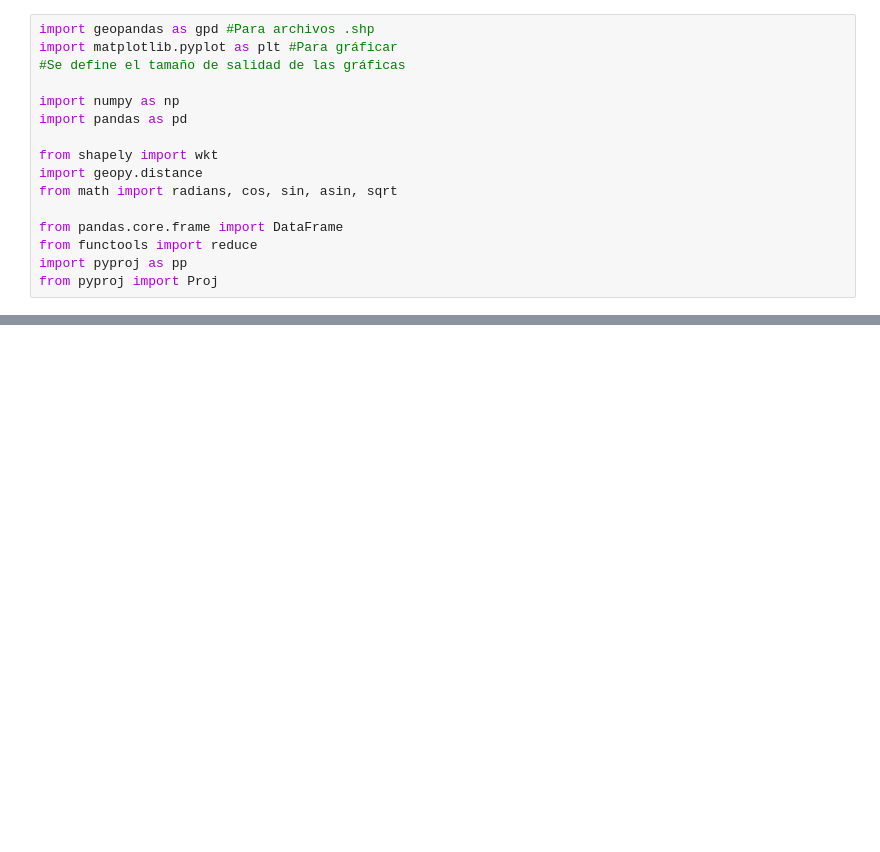
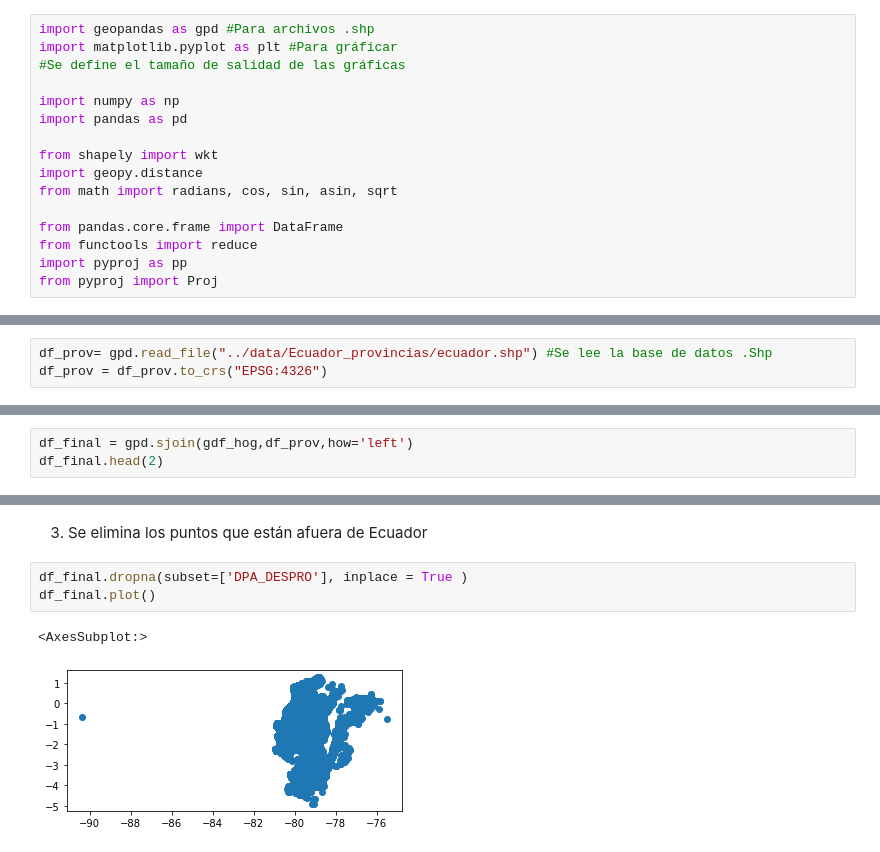
Before and after one commit to megonzau/Spatial-Analytics, a Jupyter notebook: code/main.ipynb, the cells around one changed output, grey strips where cells are left out. Saved outputs shown, nothing was run; the diff lists cells and outputs as text; blank space fills up the shorter version.

```diff
--- a/code/main.ipynb
+++ b/code/main.ipynb
@@ -40,0 +49,3 @@ gdf_hog.plot()
+# %%
+df_prov= gpd.read_file("../data/Ecuador_provincias/ecuador.shp") #Se lee la base de datos .Shp
+df_prov = df_prov.to_crs("EPSG:4326")
@@ -40,0 +72,3 @@ gdf_hog.plot()
+# %%
+df_final = gpd.sjoin(gdf_hog,df_prov,how='left')
+df_final.head(2)
@@ -40,0 +83,8 @@ gdf_hog.plot()
+# %% [markdown]
+3. Se elimina los puntos que están afuera de Ecuador
+# %%
+df_final.dropna(subset=['DPA_DESPRO'], inplace = True )
+df_final.plot()
+# %% [output]
+<AxesSubplot:>
+[figure, added]
```
Also changed, not shown: parts of 8 cells of this notebook, 7 other files.
